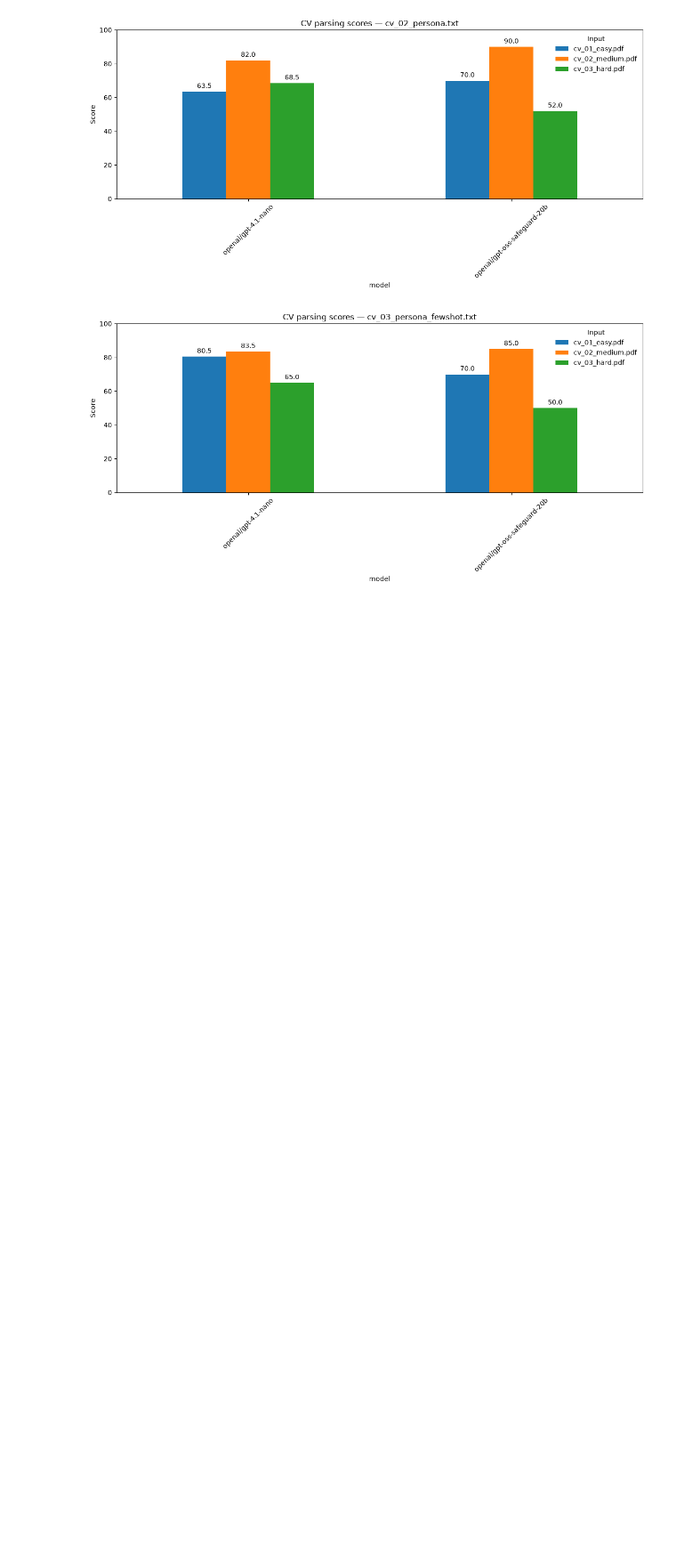
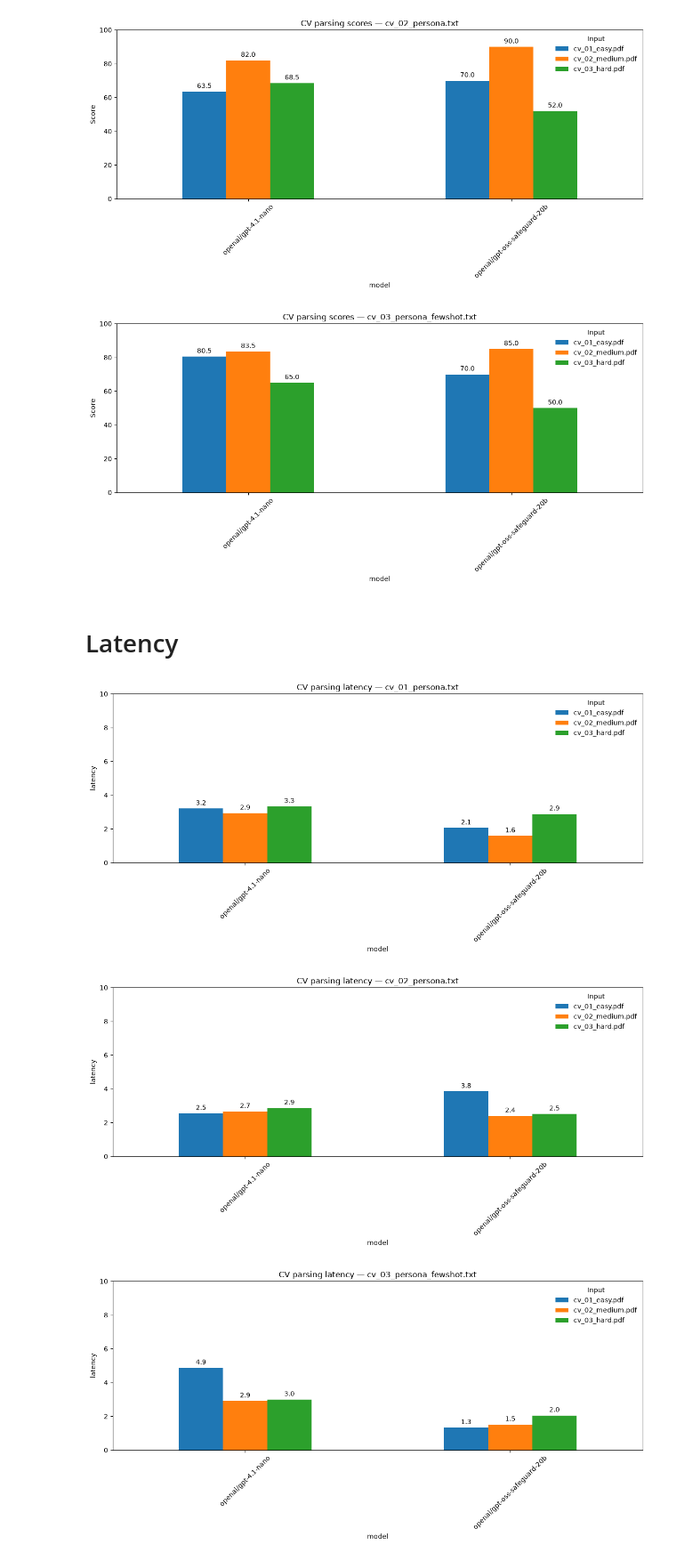
Before and after one commit to Willian-Girao/job-match-hunter, a Jupyter notebook: evaluation/visualize_cv_scoring.ipynb, the cells around one changed output. Shown at 89% size. Saved outputs shown, nothing was run; the diff lists cells and outputs as text; code cells hidden in the pictures; blank space fills up the shorter version.

```diff
--- a/evaluation/visualize_cv_scoring.ipynb
+++ b/evaluation/visualize_cv_scoring.ipynb
@@ -80,3 +81,39 @@ for prompt in prompts:
 [figure]
 [figure]
 [figure]
+# %% [markdown]
+# Latency
+# %%
+for prompt in prompts:
+    # filter df based on prompt type
+    prompt_df = df[df["prompt"] == prompt]
+    # reshape df so each model is a row and each CV input becomes a separate bar
+    plot_df = prompt_df.pivot(
+        index="model",
+        columns="input",
+        values="latency",
+    )
+    # plotting
+    ax = plot_df.plot(
+        kind="bar",
+        figsize=(12, 6),
+    )
+    for container in ax.containers:
+        ax.bar_label(
+            container,
+            fmt="%.1f",
+            padding=3,
+        )
+
+    ax.set_ylabel("latency")
+    ax.set_title(f"CV parsing latency — {prompt}")
+    ax.legend(title="Input", framealpha=0)
+    ax.tick_params(axis="x", rotation=45)
+    ax.set_ylim(0, 10)
+
+    plt.tight_layout()
+    plt.show()
+# %% [output]
+[figure, added]
+[figure, added]
+[figure, added]
```
Also changed, not shown: parts of 4 cells of this notebook, 3 other files.
